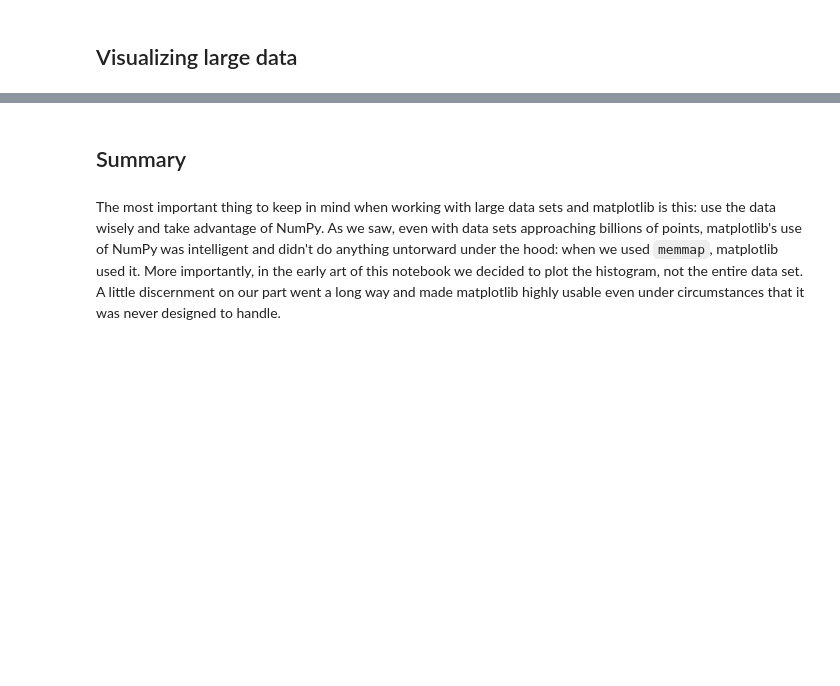
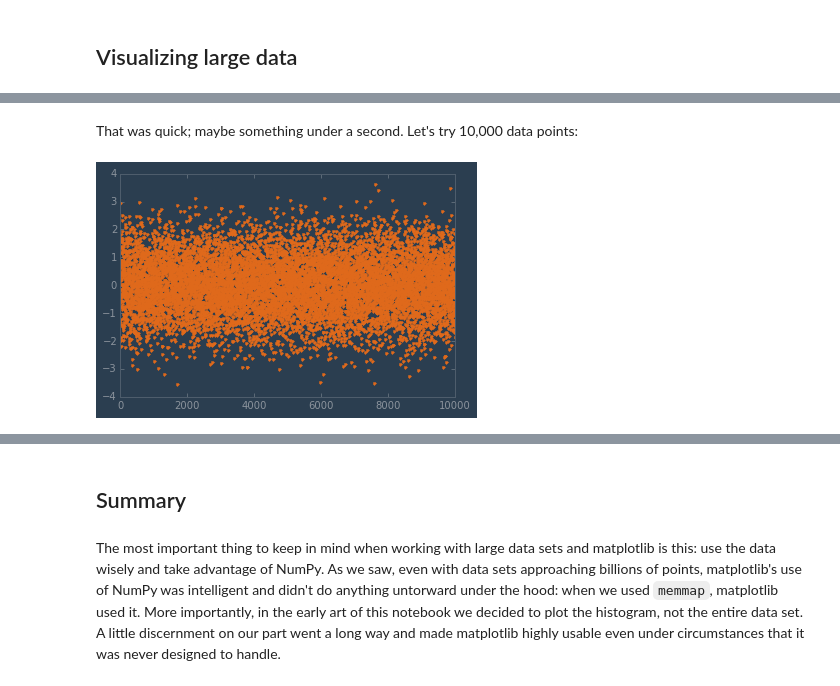
Before and after one commit to masteringmatplotlib/big-data, a Jupyter notebook: notebooks/mmpl-big-data.ipynb, the cells around one changed output, grey strips where cells are left out. Saved outputs shown, nothing was run; the diff lists cells and outputs as text; code cells hidden in the pictures; blank space fills up the shorter version.

```diff
--- a/notebooks/mmpl-big-data.ipynb
+++ b/notebooks/mmpl-big-data.ipynb
@@ -808,0 +832,9 @@ TBD
+# %% [markdown]
+That was quick; maybe something under a second. Let's try 10,000 data points:
+# %%
+limit = 10000
+(figure, axes) = plt.subplots()
+axes.plot(tab[:limit]["temp"], ".")
+plt.show()
+# %% [output]
+[figure, added]
```
Also changed, not shown: parts of 19 cells of this notebook.
